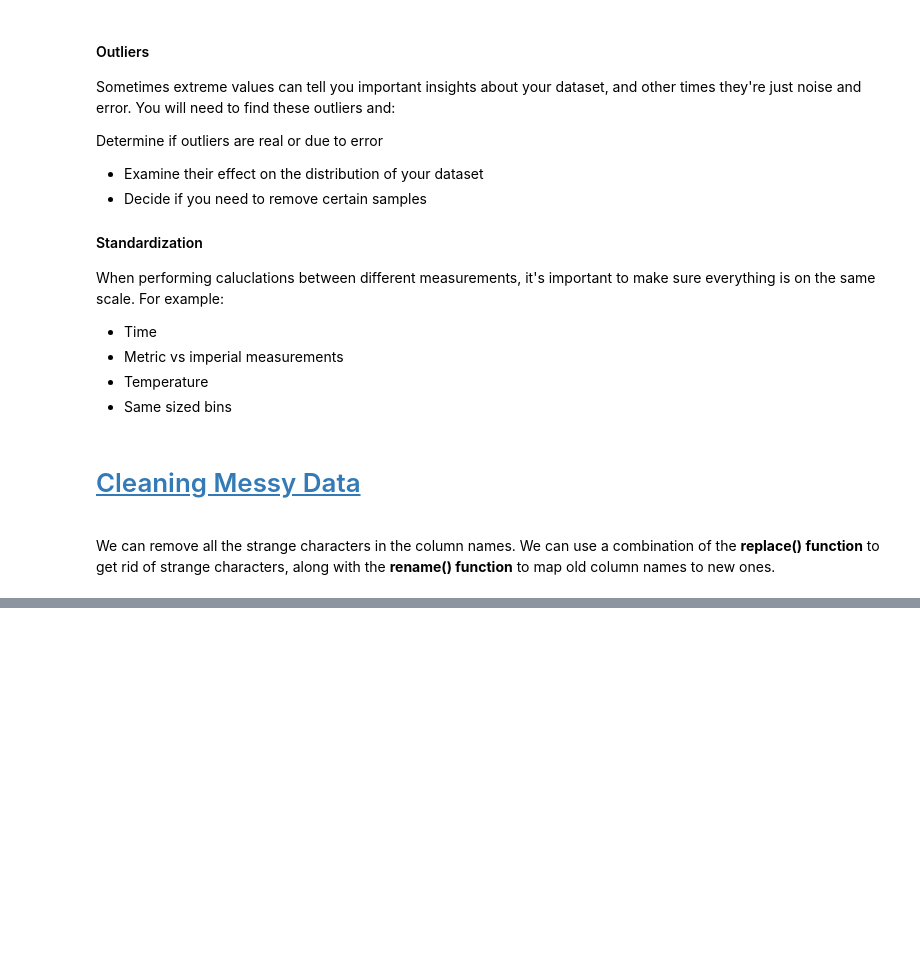
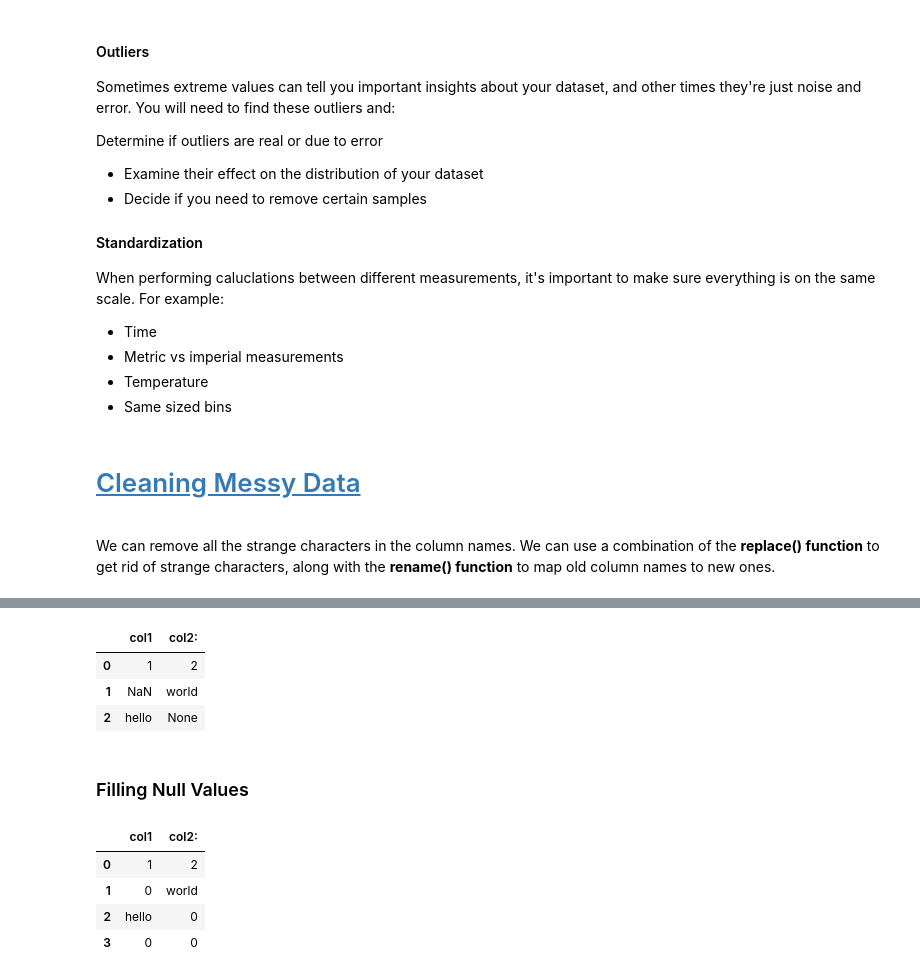
Before and after one commit to davideliason/DM4BA_Personal_Practice, a Jupyter notebook: Pandas_DataAnalysis.ipynb, the cells around one changed output, grey strips where cells are left out. Saved outputs shown, nothing was run; the diff lists cells and outputs as text; code cells hidden in the pictures; blank space fills up the shorter version.

```diff
--- a/Pandas_DataAnalysis.ipynb
+++ b/Pandas_DataAnalysis.ipynb
@@ -493,0 +564,19 @@ We can use a combination of the **replace() function** to get rid of strange cha
+# %%
+# discard rows or columns that are entirely null:
+data.dropna(how='all')
+# %% [output]
+|  | col1 | col2: |
+| 0 | 1 | 2 |
+| 1 | NaN | world |
+| 2 | hello | None |
+# %% [markdown]
+### Filling Null Values
+# %%
+# We don't have a lot of data so better to impute the values or pad with 0
+data.fillna(0)
+# %% [output]
+|  | col1 | col2: |
+| 0 | 1 | 2 |
+| 1 | 0 | world |
+| 2 | hello | 0 |
+| 3 | 0 | 0 |
```
Also changed, not shown: parts of 17 cells of this notebook.
